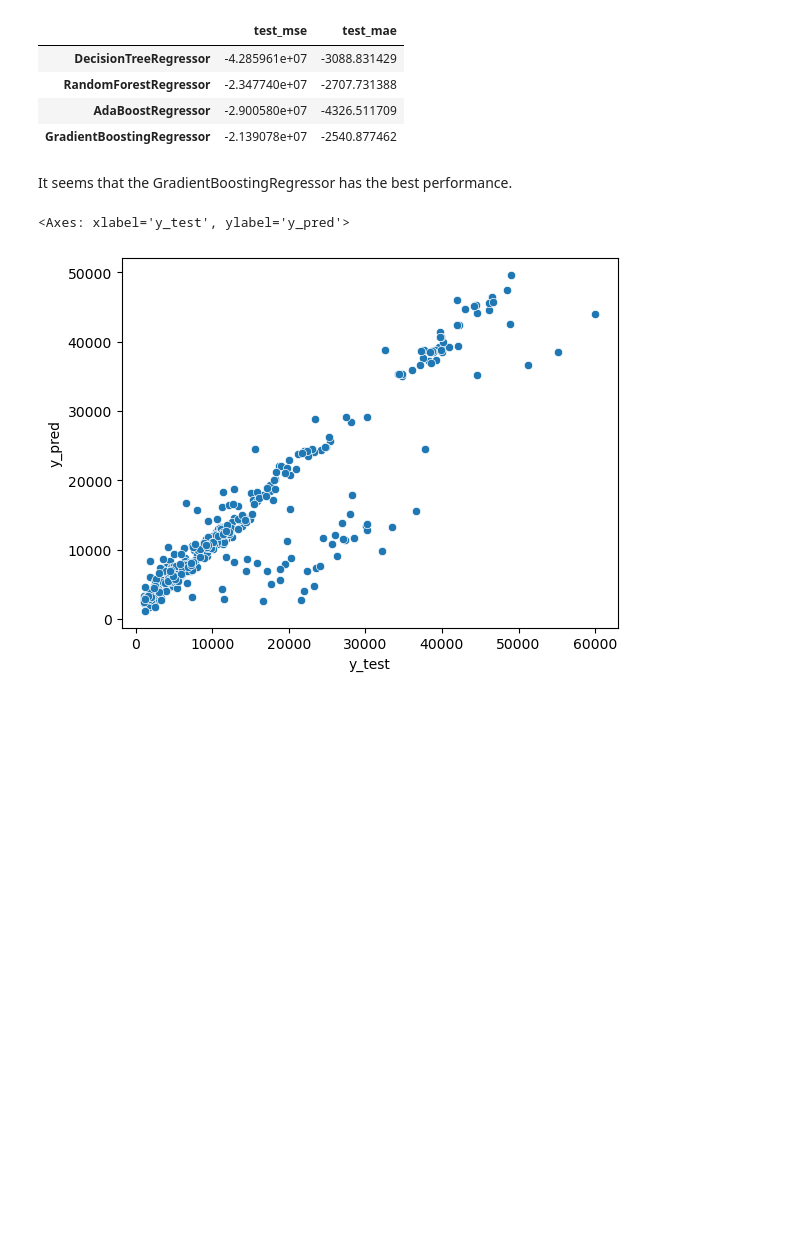
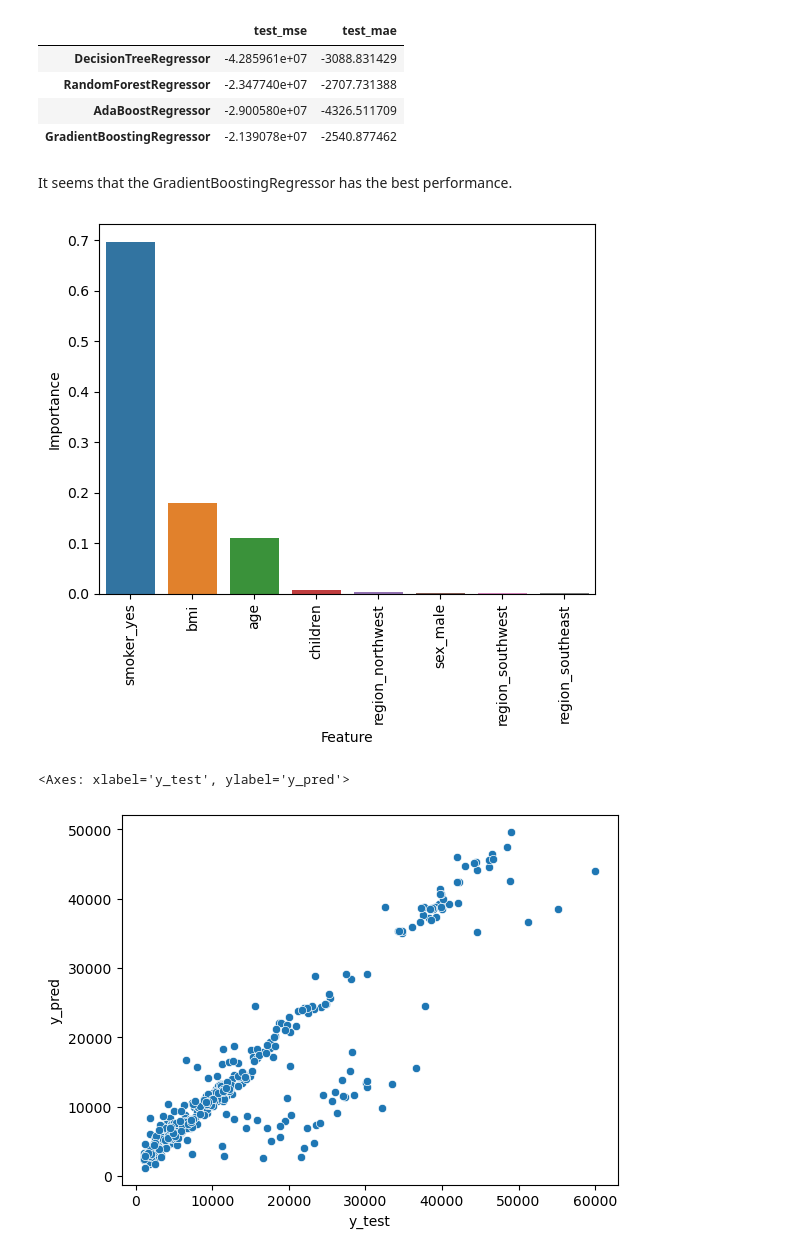
Before and after one commit to annp0/dslib, a Jupyter notebook: insurance-charges.ipynb, the cells around one changed output. Cells and saved outputs as stored; diff of their text form; code cells hidden in the pictures; blank space fills up the shorter version.

Commit message:
added feature importance

```diff
--- a/insurance-charges.ipynb
+++ b/insurance-charges.ipynb
@@ -176,6 +176,15 @@ model = GradientBoostingRegressor()
 model.fit(X_train, y_train)
 y_pred = model.predict(X_test)
 y_data = pd.DataFrame({'y_test': y_test, 'y_pred': y_pred})
+# %%
+df_importance = pd.DataFrame(model.feature_importances_, columns=['Importance'])
+df_importance['Feature'] = X.columns
+df_importance= df_importance.sort_values(by=['Importance'], ascending=False)
+sns.barplot(data=df_importance.head(20), x='Feature', y='Importance')
+plt.xticks(rotation=90)
+plt.show()
+# %% [output]
+[figure, added]
 # %%
 sns.scatterplot(data=y_data, x='y_test', y='y_pred')
 # %% [output]
```
